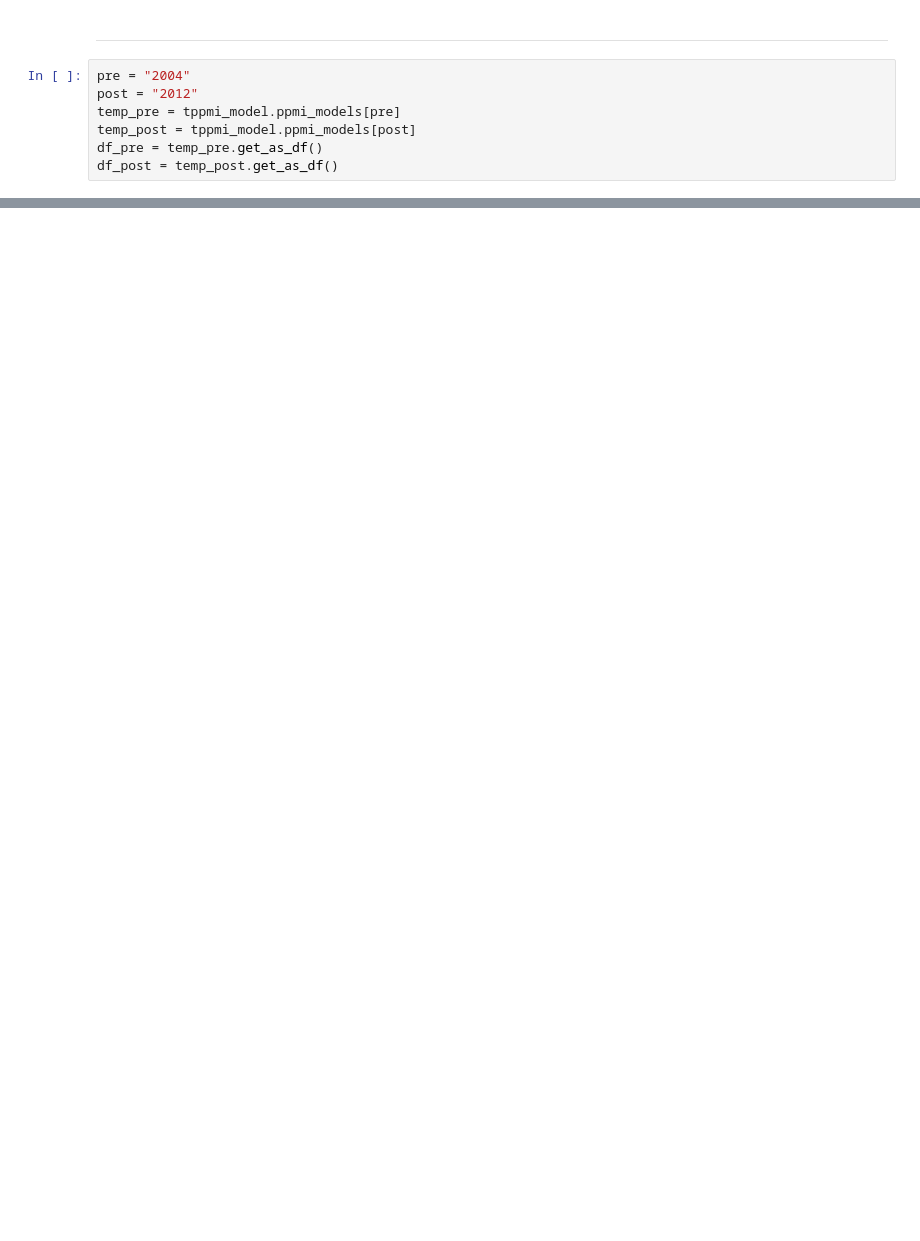
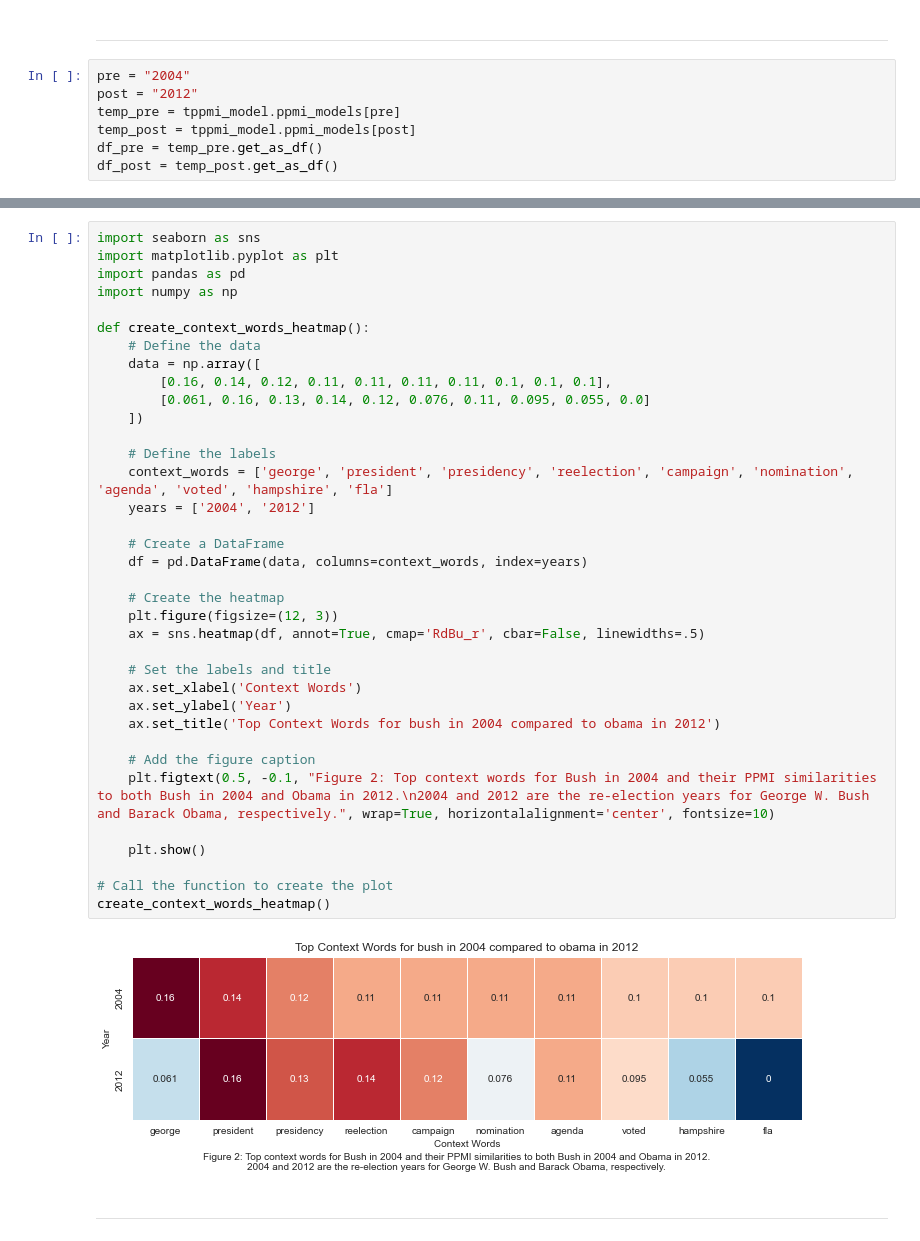
Before and after one commit to FlackoJodye1/temporal-word-embeddings, a Jupyter notebook: notebooks/analysis-qualitative/model-analysis-nyt-corpus.ipynb, the cells around one changed output, grey strips where cells are left out. Cells and saved outputs as stored; diff of their text form; blank space fills up the shorter version.

```diff
--- a/notebooks/analysis-qualitative/model-analysis-nyt-corpus.ipynb
+++ b/notebooks/analysis-qualitative/model-analysis-nyt-corpus.ipynb
@@ -231,0 +170,40 @@ if st.button('Analyze'):
+# %%
+import seaborn as sns
+import matplotlib.pyplot as plt
+import pandas as pd
+import numpy as np
+
+def create_context_words_heatmap():
+    # Define the data
+    data = np.array([
+        [0.16, 0.14, 0.12, 0.11, 0.11, 0.11, 0.11, 0.1, 0.1, 0.1],
+        [0.061, 0.16, 0.13, 0.14, 0.12, 0.076, 0.11, 0.095, 0.055, 0.0]
+    ])
+
+    # Define the labels
+    context_words = ['george', 'president', 'presidency', 'reelection', 'campaign', 'nomination', 'agenda', 'voted', 'hampshire', 'fla']
+    years = ['2004', '2012']
+
+    # Create a DataFrame
+    df = pd.DataFrame(data, columns=context_words, index=years)
+
+    # Create the heatmap
+    plt.figure(figsize=(12, 3))
+    ax = sns.heatmap(df, annot=True, cmap='RdBu_r', cbar=False, linewidths=.5)
+
+    # Set the labels and title
+    ax.set_xlabel('Context Words')
+    ax.set_ylabel('Year')
+    ax.set_title('Top Context Words for bush in 2004 compared to obama in 2012')
+
+    # Add the figure caption
+    plt.figtext(0.5, -0.1, "Figure 2: Top context words for Bush in 2004 and their PPMI similarities to both Bush in 2004 and Obama in 2012.\n2004 and 2012 are the re-election years for George W. Bush and Barack Obama, respectively.", wrap=True, horizontalalignment='center', fontsize=10)
+
+    plt.show()
+
+# Call the function to create the plot
+create_context_words_heatmap()
+# %% [output]
+[figure, added]
+# %% [markdown]
+------------------------------------------------------------------------------------------------------------
```
Also changed, not shown: parts of 7 cells of this notebook, 7 other files.
